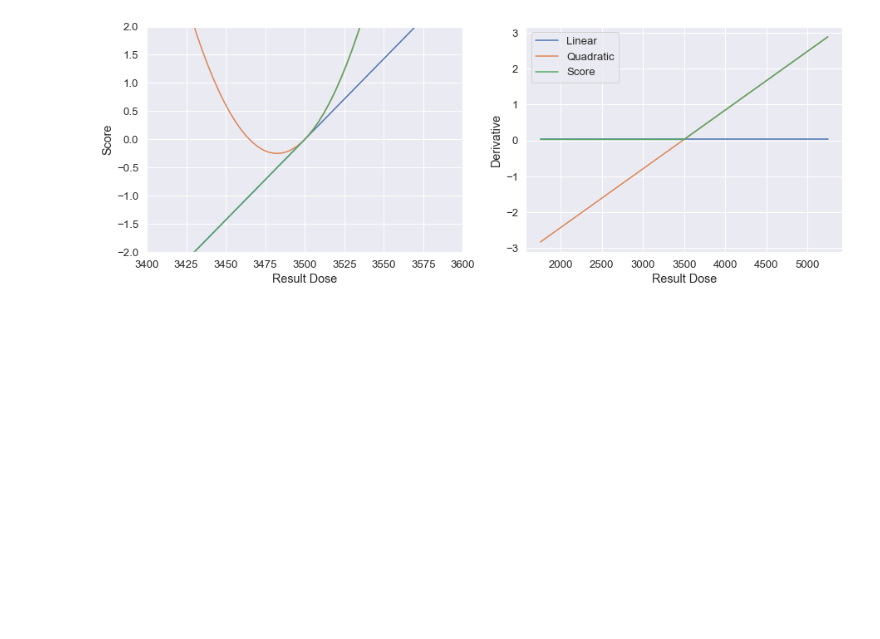
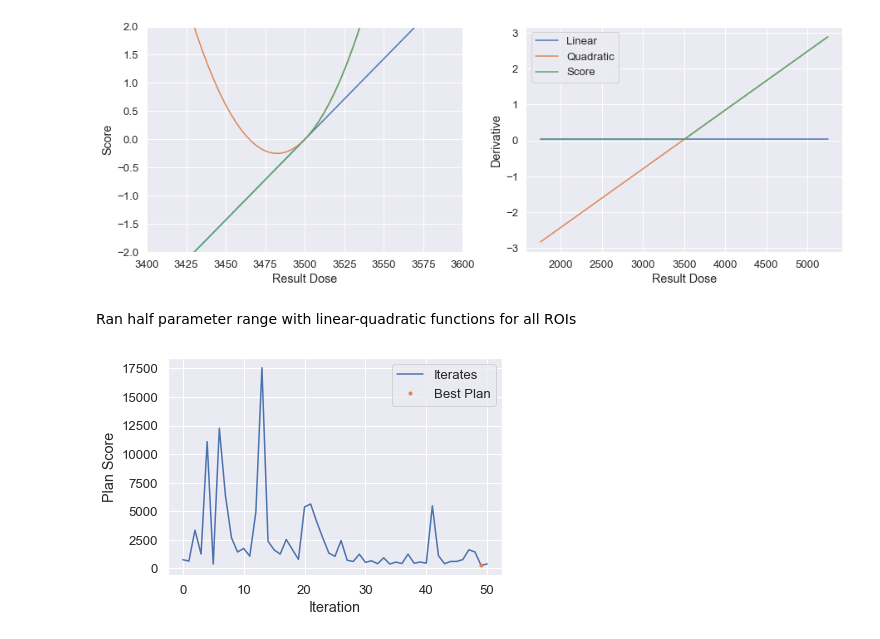
Before and after one commit to kels271828/RayBay, a Jupyter notebook: results/newPatient.ipynb, the cells around one changed output. Cells and saved outputs as stored; diff of their text form; code cells hidden in the pictures; blank space fills up the shorter version.

```diff
--- a/results/newPatient.ipynb
+++ b/results/newPatient.ipynb
@@ -303,3 +303,18 @@ ax[1].set_ylabel('Derivative')
 plt.legend(['Linear', 'Quadratic', 'Score']);
 # %% [output]
 [figure]
+# %% [markdown]
+Ran half parameter range with linear-quadratic functions for all ROIs
+# %%
+fun_quad = np.load('6_17_quad/fun.npy')
+func_vals_quad = np.load('6_17_quad/func_vals.npy')
+x_quad = np.load('6_17_quad/x.npy')
+x_iters_quad = np.load('6_17_quad/x_iters.npy')
+stats_quad = np.load('6_17_quad/stats.npy', allow_pickle=True).item()
+dvh_quad = np.load('6_17_quad/dvh.npy', allow_pickle=True).item()
+objs_quad = np.load('6_17_quad/objs.npy', allow_pickle=True).item()
+# %%
+# Optimization
+plot_opt(func_vals_quad)
+# %% [output]
+[figure, added]
```
Also changed, not shown: parts of 18 cells of this notebook, 18 other files.
